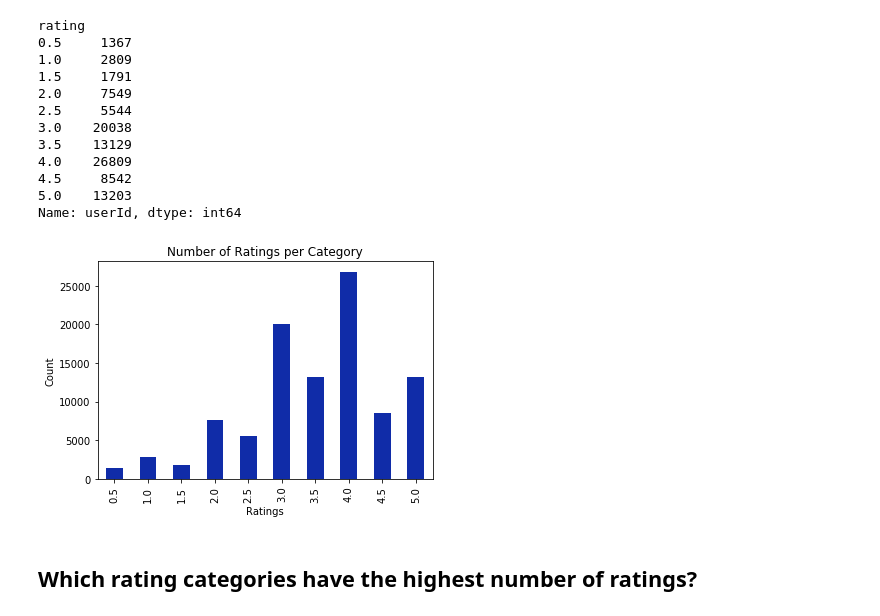
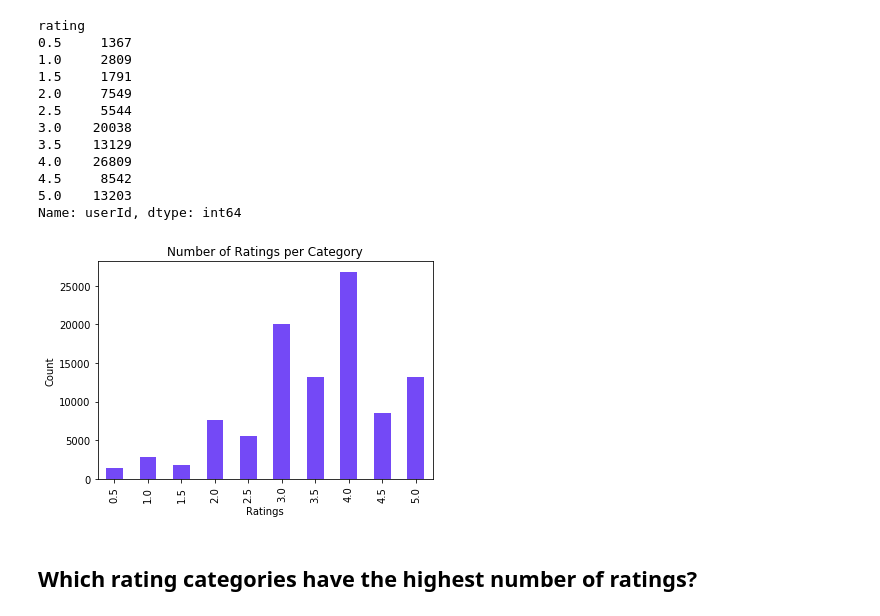
Before and after one commit to bpbull/recommendation_system, a Jupyter notebook: rec_engine_cleaning_eda.ipynb, the cells around one changed output. Cells and saved outputs as stored; diff of their text form; code cells hidden in the pictures.

```diff
--- a/rec_engine_cleaning_eda.ipynb
+++ b/rec_engine_cleaning_eda.ipynb
@@ -317,0 +332,7 @@ avg_ratings_user
+# %%
+pal = sns.color_palette(("#7449f6", "#ee823e"))
+sns.set_palette(pal)
+p = num_rating['rating'].plot(x='Amount of Ratings', y='Number of Users', kind = 'hist', title = 'Number of Ratings per User')
+#p.xlim([0, 300])
+# p.xlabel('Amount of Ratings')
+# p.ylabel('Number of Users')
@@ -336,16 +359,14 @@ rating
 5.0    13203
 Name: userId, dtype: int64
 # %%
-pal = sns.color_palette(("#102ca8", "#ee823e"))
+pal = sns.color_palette(("#7449f6", "#ee823e"))
 sns.set_palette(pal)
 p = ratings_grouped.plot(kind = 'bar', stacked = False, title = 'Number of Ratings per Category',)
 p.set_xlabel('Ratings')
 p.set_ylabel('Count')
-#p.legend(target_lab)
 plt.show()
-#plt.savefig(f'graphs/{target}_{column}_barchart.png')
 # %% [output]
-[figure, old version]
+[figure, new version]
 # %% [markdown]
 ## Which rating categories have the highest number of ratings?
 # %% [markdown]
```
Also changed, not shown: parts of 51 cells of this notebook.
